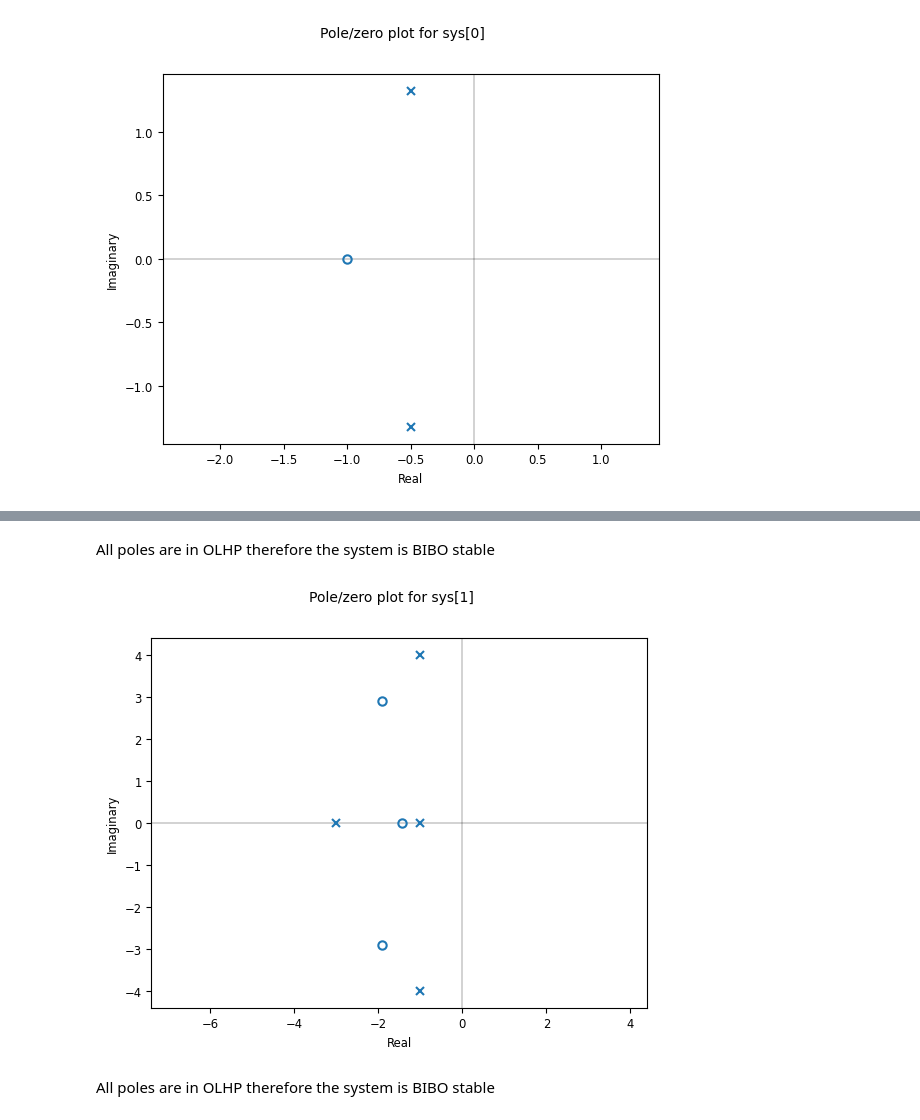
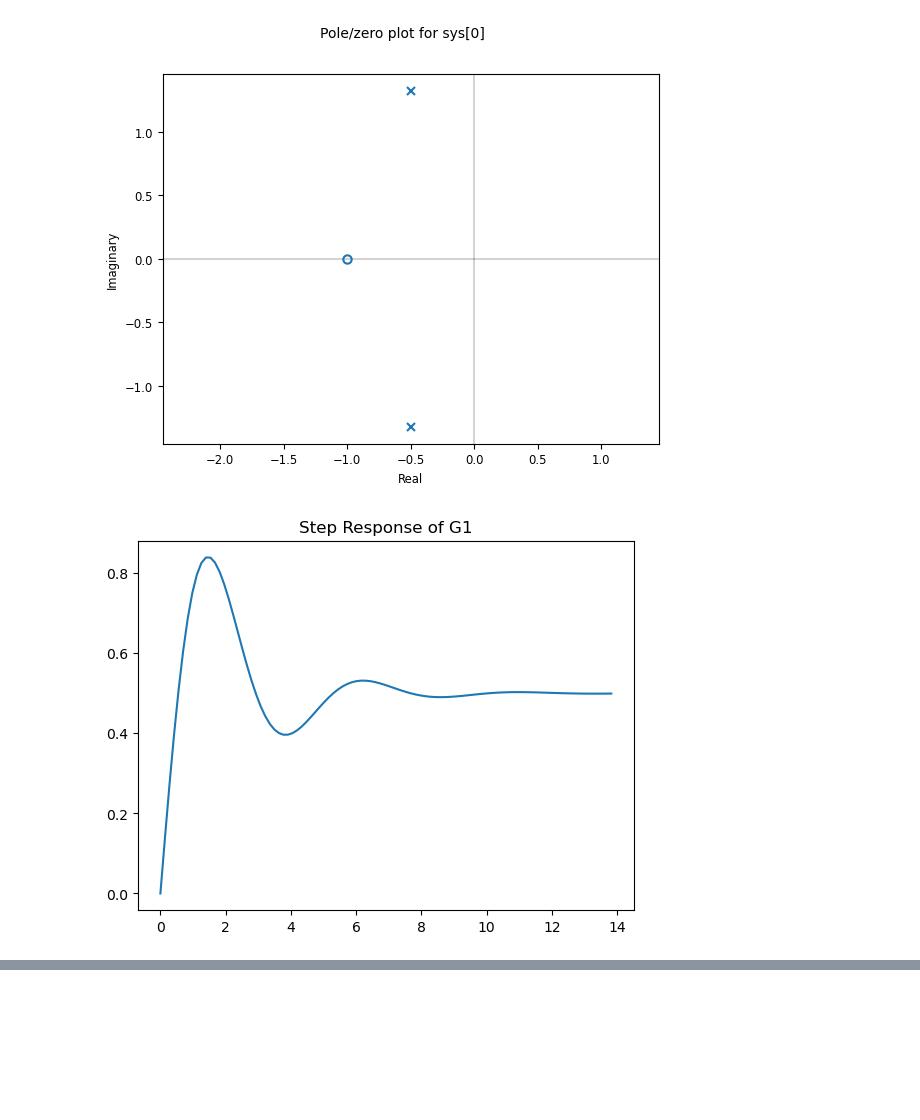
Before and after one commit to aidankimberley/MECH412, a Jupyter notebook: Assignment_3/Q3.ipynb, the cells around one changed output, grey strips where cells are left out. Drawn from its saved outputs; the diff is of its cells as text; code cells hidden in the pictures; blank space fills up the shorter version.

```diff
--- a/Assignment_3/Q3.ipynb
+++ b/Assignment_3/Q3.ipynb
@@ -1,16 +1,25 @@
 # %%
 #Q3 pzmap
 
 import control
 import matplotlib.pyplot as plt
 
 G1 = control.tf([1,1],[1,1,2])
 G2 = control.tf([8,42,140,138],[1,6,28,74,51])
 G3 = control.tf([1],[1,-2,3,-2])
 G4 = control.tf([1,2],[1,0.5,0.5,0.25,0])
 
 #%%
 control.pzmap(G1)
 plt.show()
+tout, yout = control.step_response(G1)
+plt.plot(tout, yout)
+plt.title('Step Response of G1')
+plt.show()
+tout, yout = control.impulse_response(G2)
+plt.plot(tout, yout)
+plt.title('Impulse Response of G1')
+plt.show()
 # %% [output]
 [figure]
+[figure, added]
@@ -17,11 +26,0 @@ plt.show()
-# %% [markdown]
-All poles are in OLHP therefore the system is BIBO stable
-# %%
-#%%
-
-control.pzmap(G2)
-plt.show()
-# %% [output]
-[figure, removed]
-# %% [markdown]
-All poles are in OLHP therefore the system is BIBO stable
```
Also changed, not shown: parts of 11 cells of this notebook, 3 other files.
